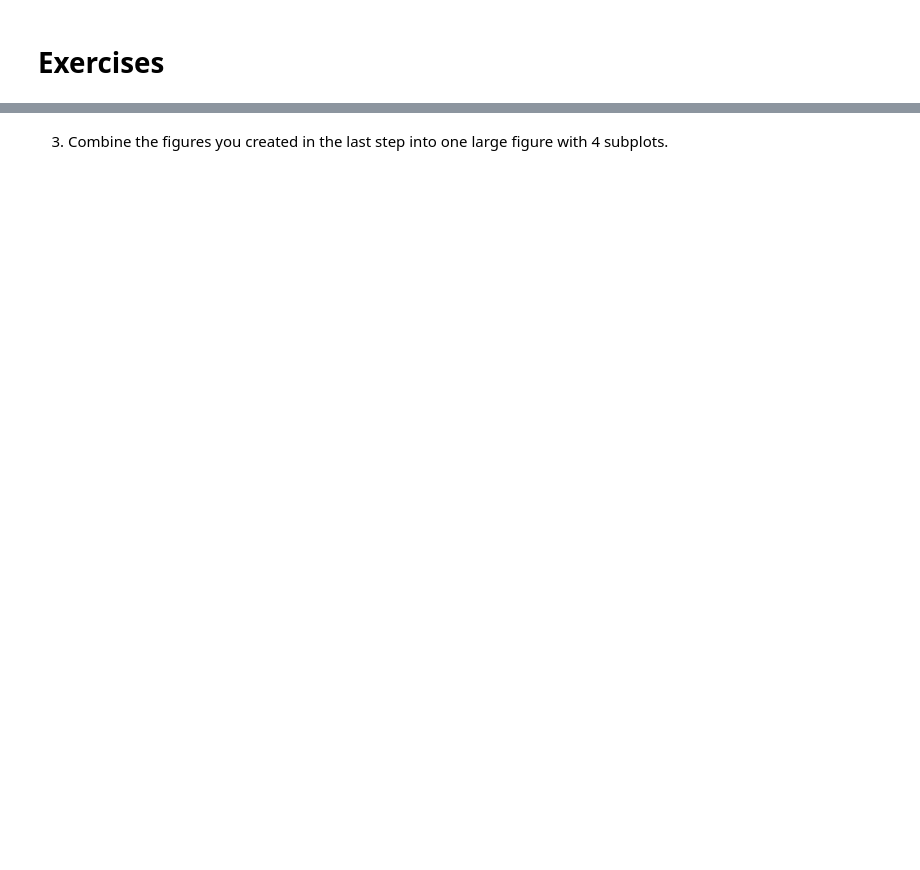
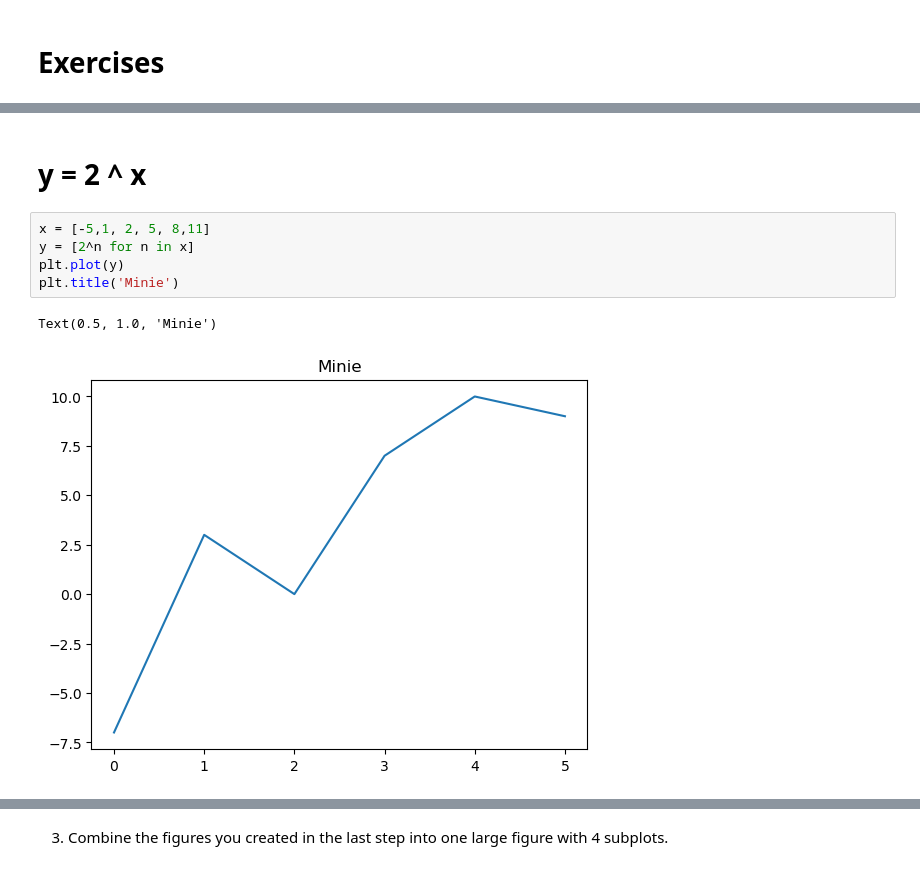
Before and after one commit to stephen-c-perry/numpy-pandas-visualization-exercises, a Jupyter notebook: matplotlib_exercises.ipynb, the cells around one changed output, grey strips where cells are left out. Saved outputs shown, nothing was run; the diff lists cells and outputs as text; blank space fills up the shorter version.

```diff
--- a/matplotlib_exercises.ipynb
+++ b/matplotlib_exercises.ipynb
@@ -18,0 +49,10 @@
+# %% [markdown]
+# y = 2 ^ x
+# %%
+x = [-5,1, 2, 5, 8,11]
+y = [2^n for n in x]
+plt.plot(y)
+plt.title('Minie')
+# %% [output]
+Text(0.5, 1.0, 'Minie')
+[figure, added]
```
Also changed, not shown: parts of 13 cells of this notebook.
